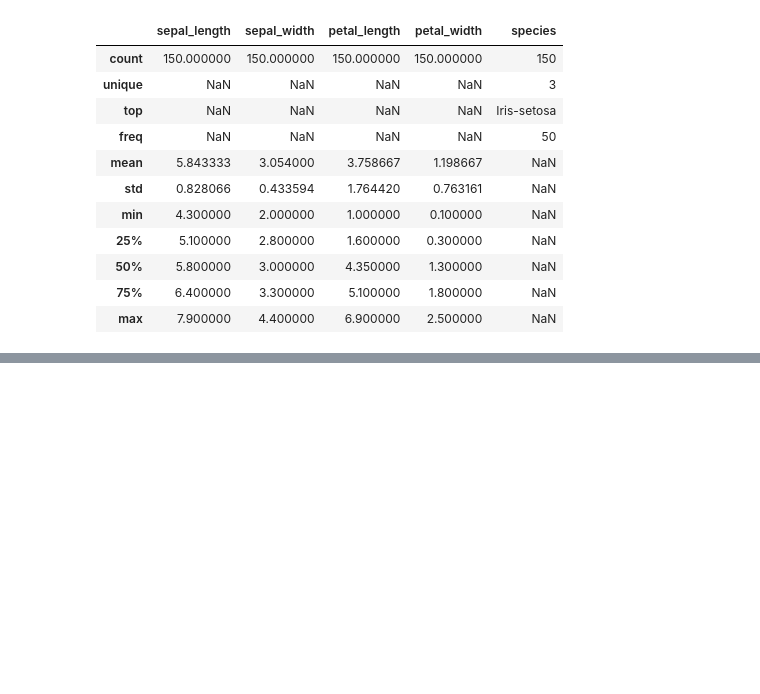
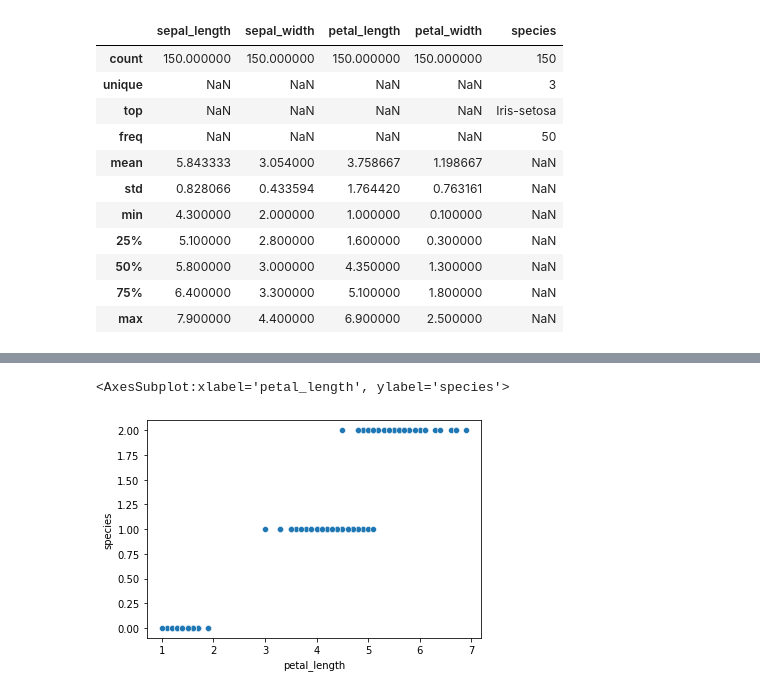
Before and after one commit to EmadKadra123/human-self-learning-anomaly, a Jupyter notebook: human-self-learning-anomaly.ipynb, the cells around one changed output, grey strips where cells are left out. Saved outputs shown, nothing was run; the diff lists cells and outputs as text; code cells hidden in the pictures; blank space fills up the shorter version.

```diff
--- a/human-self-learning-anomaly.ipynb
+++ b/human-self-learning-anomaly.ipynb
@@ -60,0 +105,5 @@ data.describe(include='all')
+# %%
+sns.scatterplot(x='petal_length',y='species', data=data)
+# %% [output]
+<AxesSubplot:xlabel='petal_length', ylabel='species'>
+[figure, added]
```
Also changed, not shown: parts of 19 cells of this notebook.
